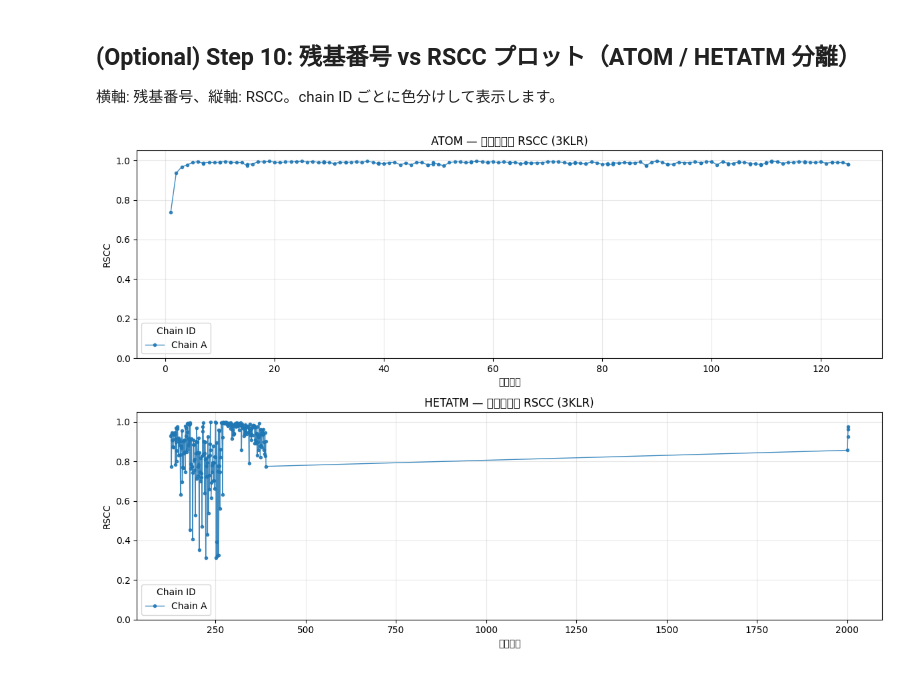
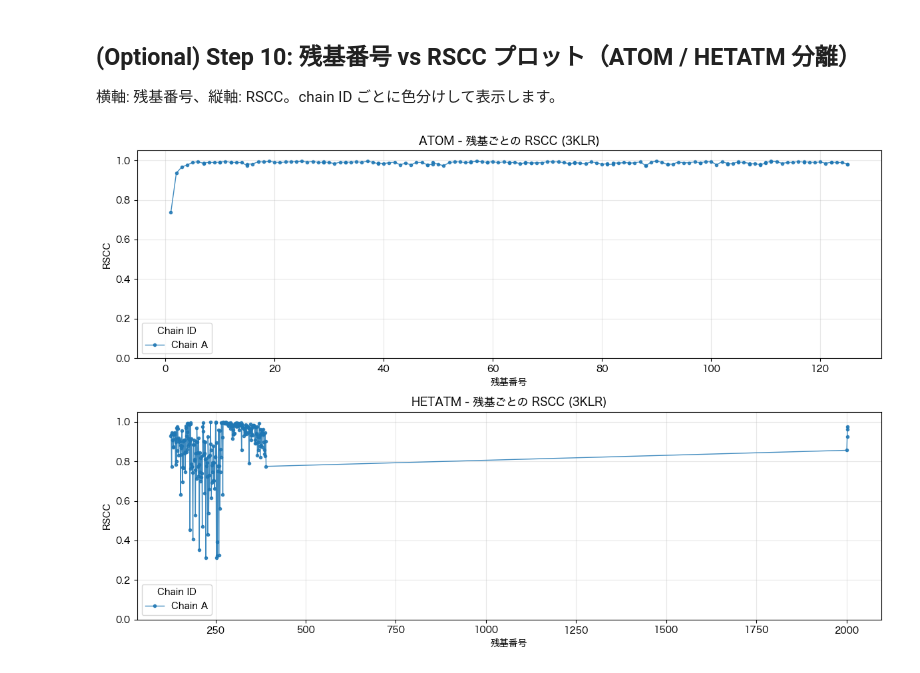
Before and after one commit to ah4res/structure_tools, a Jupyter notebook: RSCC/rscc_per_residue.ipynb, the cells around one changed output. Cells and saved outputs as stored; diff of their text form; code cells hidden in the pictures.

```diff
--- a/RSCC/rscc_per_residue.ipynb
+++ b/RSCC/rscc_per_residue.ipynb
@@ -524,33 +515,3 @@ Step 9 / Step 10 の前に実行してください。
-# %%
-import matplotlib
-from matplotlib import font_manager
-
-
-def configure_matplotlib_japanese() -> str:
-    """Mac 等で利用可能な日本語フォントを matplotlib に設定する。"""
-    candidates = [
-        "Hiragino Sans",
-        "Hiragino Kaku Gothic ProN",
-        "Hiragino Kaku Gothic Pro",
-        "Hiragino Mincho ProN",
-        "AppleGothic",
-        "Arial Unicode MS",
-        "Noto Sans CJK JP",
-        "YuGothic",
-        "MS Gothic",
-    ]
-    available = {f.name for f in font_manager.fontManager.ttflist}
-    for font_name in candidates:
-        if font_name in available:
-            matplotlib.rcParams["font.family"] = font_name
-            matplotlib.rcParams["axes.unicode_minus"] = False
-            return font_name
-    matplotlib.rcParams["axes.unicode_minus"] = False
-    return "default (日本語フォント未検出)"
-
-
-USED_FONT = configure_matplotlib_japanese()
-print(f"Matplotlib font: {USED_FONT}")
 # %% [markdown]
 ## (Optional) Step 9: RSCC 分布の可視化（ATOM / HETATM 分離）
 # %%
@@ -621,33 +585,33 @@ def plot_rscc_by_residue(dataframe: pd.DataFrame, title: str, ax) -> None:
         ax.set_title(title)
         return
 
     plot_df = dataframe.copy()
     plot_df["residue_num"] = pd.to_numeric(plot_df["residue_number"], errors="coerce")
 
     for chain_id, group in plot_df.groupby("chain_id", sort=True):
         group = group.sort_values(["residue_num", "residue_number"])
         ax.plot(
             group["residue_num"],
             group["rscc"],
             marker="o",
             markersize=3,
             linewidth=1,
             label=f"Chain {chain_id}",
             alpha=0.85,
         )
 
     ax.set_xlabel("残基番号")
     ax.set_ylabel("RSCC")
     ax.set_title(title)
     ax.set_ylim(0, 1.05)
     ax.legend(title="Chain ID")
     ax.grid(True, alpha=0.3)
 
 
 fig, axes = plt.subplots(2, 1, figsize=(12, 8), sharex=False)
-plot_rscc_by_residue(df_atom, f"ATOM - 残基ごとの RSCC ({PDB_ID.upper()})", axes[0])
-plot_rscc_by_residue(df_hetatm, f"HETATM - 残基ごとの RSCC ({PDB_ID.upper()})", axes[1])
+plot_rscc_by_residue(df_atom, f"ATOM — 残基ごとの RSCC ({PDB_ID.upper()})", axes[0])
+plot_rscc_by_residue(df_hetatm, f"HETATM — 残基ごとの RSCC ({PDB_ID.upper()})", axes[1])
 plt.tight_layout()
 plt.show()
 # %% [output]
-[figure, old version]
+[figure, new version]
```
Also changed, not shown: parts of 3 cells of this notebook, 1 other file.
